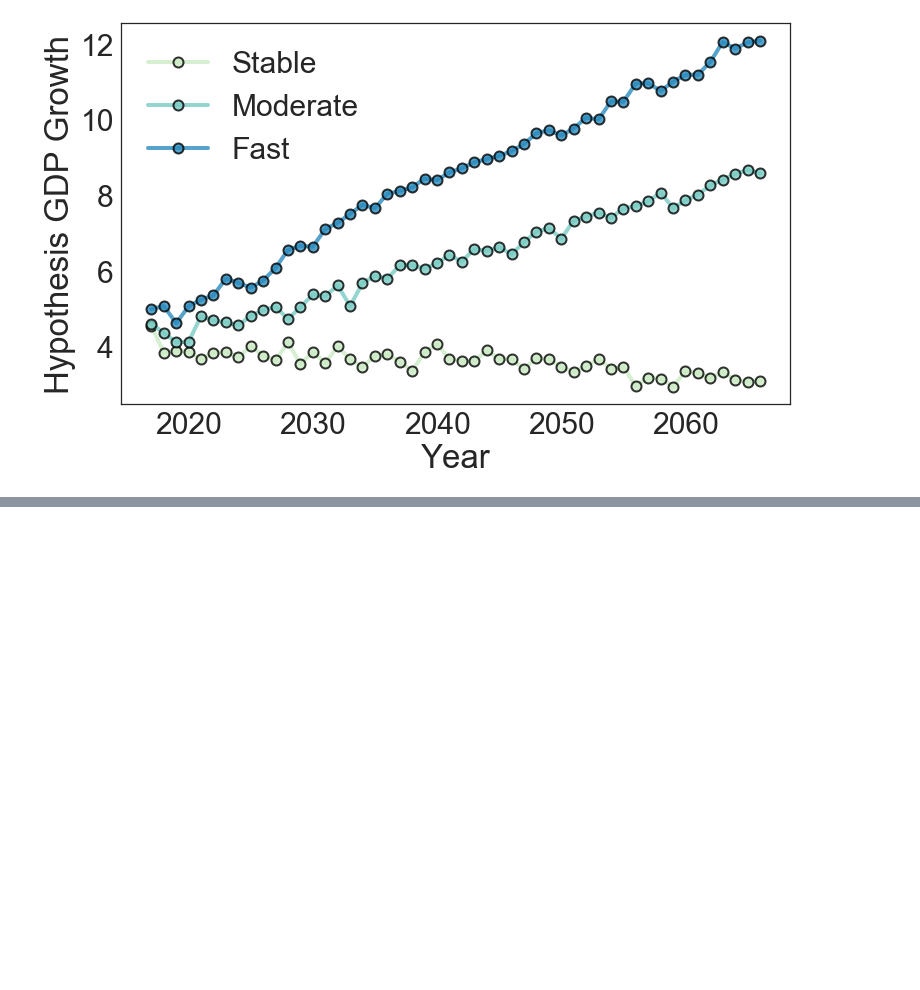
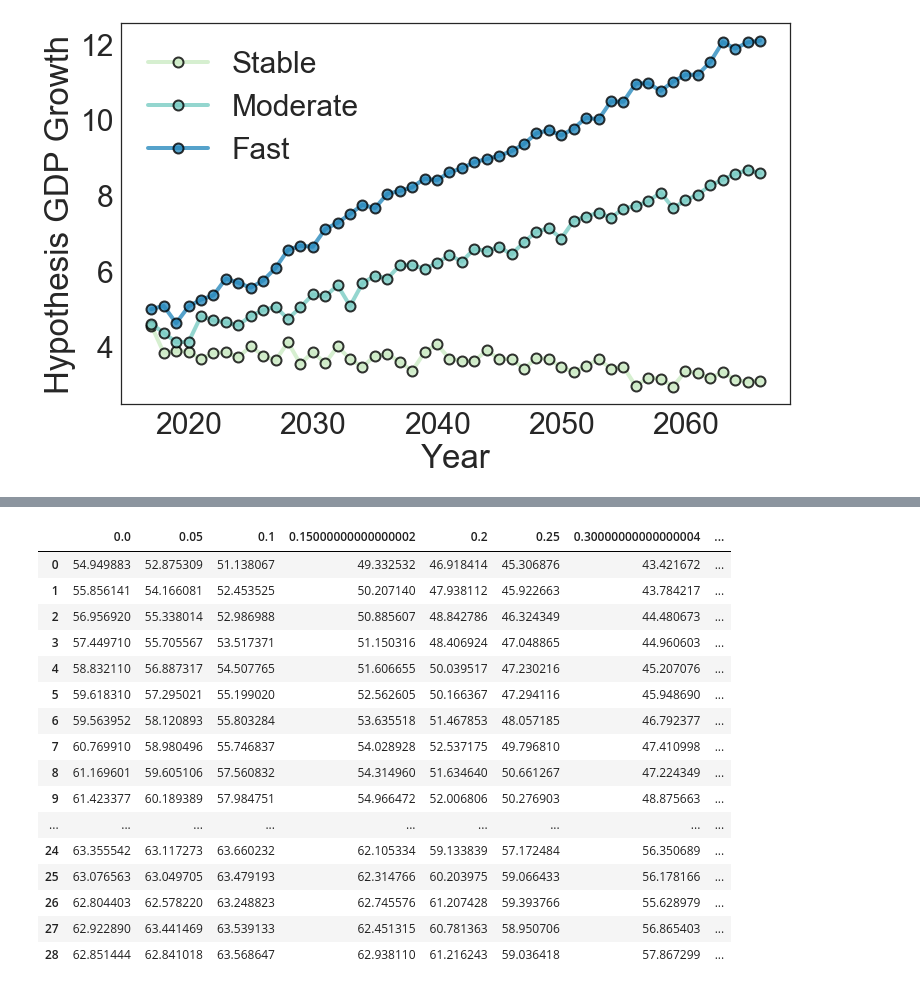
Before and after one commit to rhythmswing/ClimateFragility, a Jupyter notebook: Visual/Untitled.ipynb, the cells around one changed output, grey strips where cells are left out. Cells and saved outputs as stored; diff of their text form; code cells hidden in the pictures; blank space fills up the shorter version.

```diff
--- a/Visual/Untitled.ipynb
+++ b/Visual/Untitled.ipynb
@@ -217,0 +236,20 @@ for b in betas:
+# %%
+tradeoff
+# %% [output]
+|  | 0.0 | 0.05 | 0.1 | 0.15000000000000002 | 0.2 | 0.25 | 0.30000000000000004 | ... |
+| 0 | 54.949883 | 52.875309 | 51.138067 | 49.332532 | 46.918414 | 45.306876 | 43.421672 | ... |
+| 1 | 55.856141 | 54.166081 | 52.453525 | 50.207140 | 47.938112 | 45.922663 | 43.784217 | ... |
+| 2 | 56.956920 | 55.338014 | 52.986988 | 50.885607 | 48.842786 | 46.324349 | 44.480673 | ... |
+| 3 | 57.449710 | 55.705567 | 53.517371 | 51.150316 | 48.406924 | 47.048865 | 44.960603 | ... |
+| 4 | 58.832110 | 56.887317 | 54.507765 | 51.606655 | 50.039517 | 47.230216 | 45.207076 | ... |
+| 5 | 59.618310 | 57.295021 | 55.199020 | 52.562605 | 50.166367 | 47.294116 | 45.948690 | ... |
+| 6 | 59.563952 | 58.120893 | 55.803284 | 53.635518 | 51.467853 | 48.057185 | 46.792377 | ... |
+| 7 | 60.769910 | 58.980496 | 55.746837 | 54.028928 | 52.537175 | 49.796810 | 47.410998 | ... |
+| 8 | 61.169601 | 59.605106 | 57.560832 | 54.314960 | 51.634640 | 50.661267 | 47.224349 | ... |
+| 9 | 61.423377 | 60.189389 | 57.984751 | 54.966472 | 52.006806 | 50.276903 | 48.875663 | ... |
+| ... | ... | ... | ... | ... | ... | ... | ... | ... |
+| 24 | 63.355542 | 63.117273 | 63.660232 | 62.105334 | 59.133839 | 57.172484 | 56.350689 | ... |
+| 25 | 63.076563 | 63.049705 | 63.479193 | 62.314766 | 60.203975 | 59.066433 | 56.178166 | ... |
+| 26 | 62.804403 | 62.578220 | 63.248823 | 62.745576 | 61.207428 | 59.393766 | 55.628979 | ... |
+| 27 | 62.922890 | 63.441469 | 63.539133 | 62.451315 | 60.781363 | 58.950706 | 56.865403 | ... |
+| 28 | 62.851444 | 62.841018 | 63.568647 | 62.938110 | 61.216243 | 59.036418 | 57.867299 | ... |
```
Also changed, not shown: parts of 6 cells of this notebook, 13 other files.
